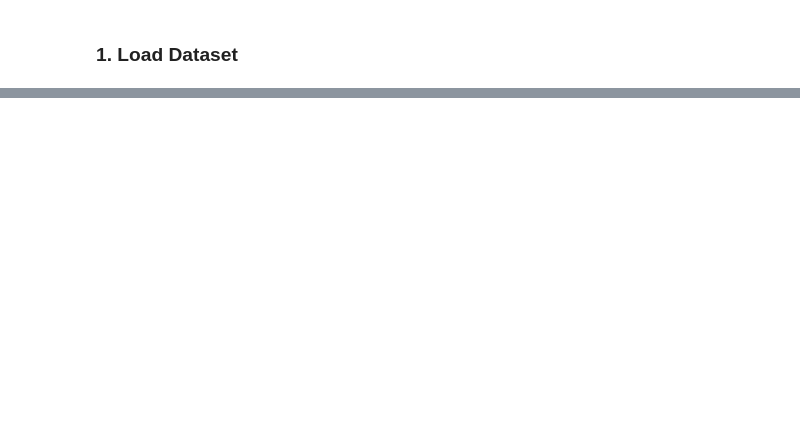
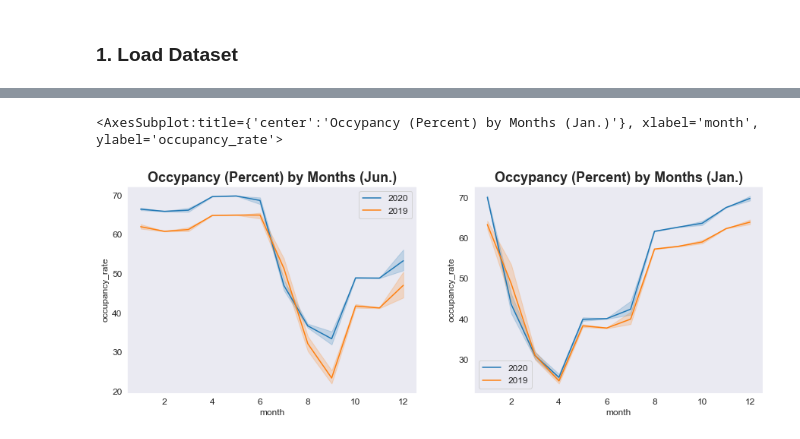
Before and after one commit to lisacheng-choco/airbnb-demand-price-analysis, a Jupyter notebook: analysis.ipynb, the cells around one changed output, grey strips where cells are left out. Saved outputs shown, nothing was run; the diff lists cells and outputs as text; code cells hidden in the pictures; blank space fills up the shorter version.

```diff
--- a/analysis.ipynb
+++ b/analysis.ipynb
@@ -25 +22,8 @@ data_reviews = load_data('dataset/reviews.csv', '')
+# %%
+data_listings = load_data('dataset/listings.csv', '')
+data_reviews = load_data('dataset/reviews.csv', '')
+data_calendar_202006 = load_data('dataset/calendar.csv', '')
+data_calendar_201906 = load_data('dataset/calendar_2019.csv', '')
+data_calendar_202001 = load_data('dataset/calendar_202001.csv', '')
+data_calendar_201901 = load_data('dataset/calendar_201901.csv', '')
 # %% [markdown]
@@ -123,0 +220,5 @@ data_listings.groupby(by='neighbourhood_cleansed').count()[['id']].sort_values(b
+# %%
+calendar_202006 = transCalendar(data_calendar_202006)
+calendar_201906 = transCalendar(data_calendar_201906)
+calendar_202001 = transCalendar(data_calendar_202001)
+calendar_201901 = transCalendar(data_calendar_201901)
@@ -123,0 +242,15 @@ data_listings.groupby(by='neighbourhood_cleansed').count()[['id']].sort_values(b
+# %%
+plt.figure(figsize=(15, 5))
+
+plt.subplot(1, 2, 1)
+plt.title('Occypancy (Percent) by Months (Jun.)', fontsize=18, fontweight='bold');
+sns.lineplot(x="month", y="occupancy_rate", data=calendar_202006, label='2020')
+sns.lineplot(x="month", y="occupancy_rate", data=calendar_201906, label='2019')
+
+plt.subplot(1, 2, 2)
+plt.title('Occypancy (Percent) by Months (Jan.)', fontsize=18, fontweight='bold');
+sns.lineplot(x="month", y="occupancy_rate", data=calendar_202001, label='2020')
+sns.lineplot(x="month", y="occupancy_rate", data=calendar_201901, label='2019')
+# %% [output]
+<AxesSubplot:title={'center':'Occypancy (Percent) by Months (Jan.)'}, xlabel='month', ylabel='occupancy_rate'>
+[figure, added]
```
Also changed, not shown: parts of 27 cells of this notebook.
